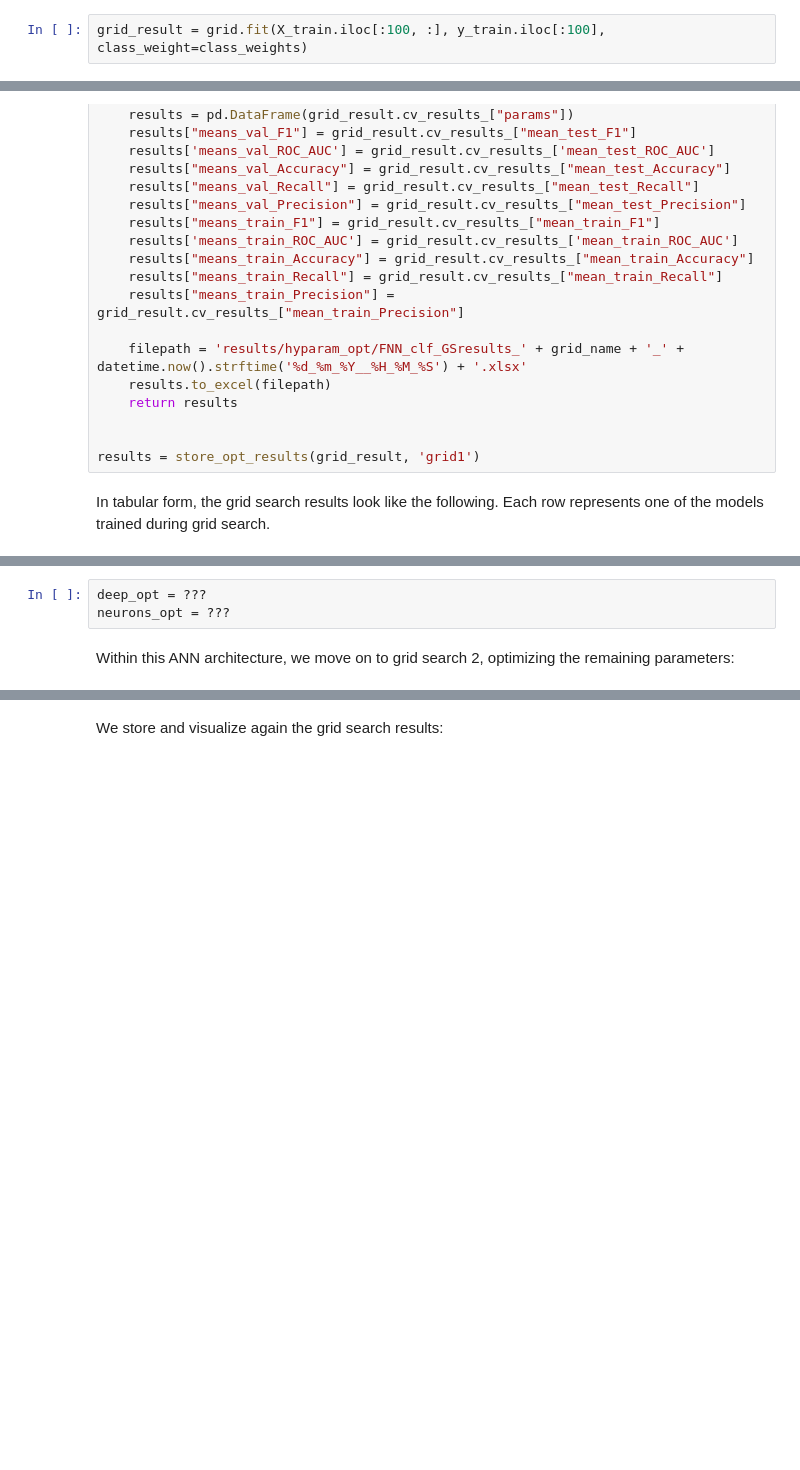
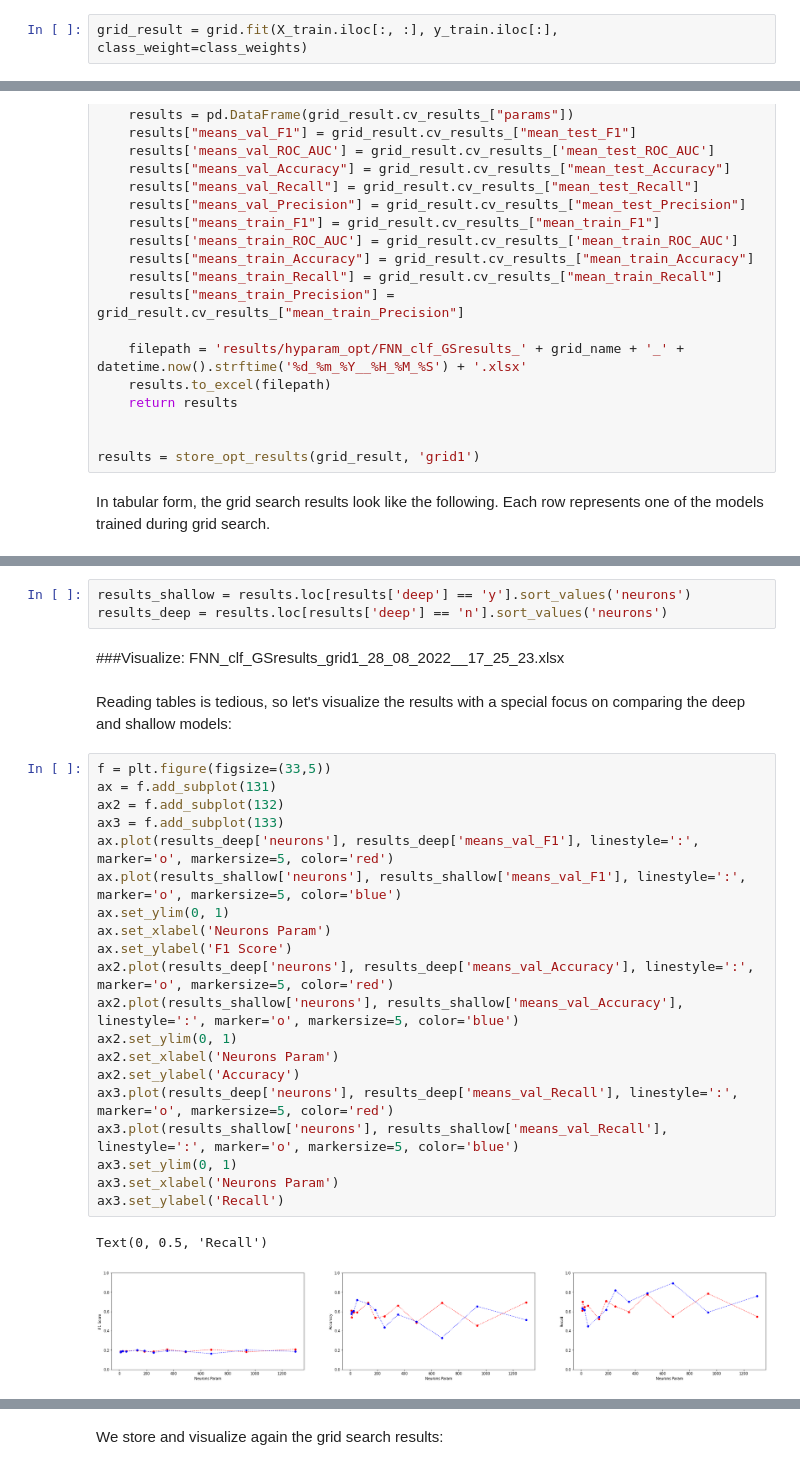
Before and after one commit to marc-feldmann/CustomerChurnPrediction, a Jupyter notebook: report.ipynb, the cells around one changed output, grey strips where cells are left out. Drawn from its saved outputs; the diff is of its cells as text; blank space fills up the shorter version.

```diff
--- a/report.ipynb
+++ b/report.ipynb
@@ -595,2 +595,2 @@ All now left to do is fit the grid search model to our training data. This will
 # %%
-grid_result = grid.fit(X_train.iloc[:100, :], y_train.iloc[:100], class_weight=class_weights)
+grid_result = grid.fit(X_train.iloc[:, :], y_train.iloc[:], class_weight=class_weights)
@@ -632,5 +658,30 @@ We go with the following parameter values as they promise to give a comparativel
-# %%
-deep_opt = ???
-neurons_opt = ???
-# %% [markdown]
-Within this ANN architecture, we move on to grid search 2, optimizing the remaining parameters:
+# %%
+results_shallow = results.loc[results['deep'] == 'y'].sort_values('neurons')
+results_deep = results.loc[results['deep'] == 'n'].sort_values('neurons')
+# %% [markdown]
+###Visualize: FNN_clf_GSresults_grid1_28_08_2022__17_25_23.xlsx
+# %% [markdown]
+Reading tables is tedious, so let's visualize the results with a special focus on comparing the deep and shallow models:
+# %%
+f = plt.figure(figsize=(33,5))
+ax = f.add_subplot(131)
+ax2 = f.add_subplot(132)
+ax3 = f.add_subplot(133)
+ax.plot(results_deep['neurons'], results_deep['means_val_F1'], linestyle=':', marker='o', markersize=5, color='red')
+ax.plot(results_shallow['neurons'], results_shallow['means_val_F1'], linestyle=':', marker='o', markersize=5, color='blue')
+ax.set_ylim(0, 1)
+ax.set_xlabel('Neurons Param')
+ax.set_ylabel('F1 Score')
+ax2.plot(results_deep['neurons'], results_deep['means_val_Accuracy'], linestyle=':', marker='o', markersize=5, color='red')
+ax2.plot(results_shallow['neurons'], results_shallow['means_val_Accuracy'], linestyle=':', marker='o', markersize=5, color='blue')
+ax2.set_ylim(0, 1)
+ax2.set_xlabel('Neurons Param')
+ax2.set_ylabel('Accuracy')
+ax3.plot(results_deep['neurons'], results_deep['means_val_Recall'], linestyle=':', marker='o', markersize=5, color='red')
+ax3.plot(results_shallow['neurons'], results_shallow['means_val_Recall'], linestyle=':', marker='o', markersize=5, color='blue')
+ax3.set_ylim(0, 1)
+ax3.set_xlabel('Neurons Param')
+ax3.set_ylabel('Recall')
+# %% [output]
+Text(0, 0.5, 'Recall')
+[figure, added]
```
Also changed, not shown: parts of 16 cells of this notebook.
